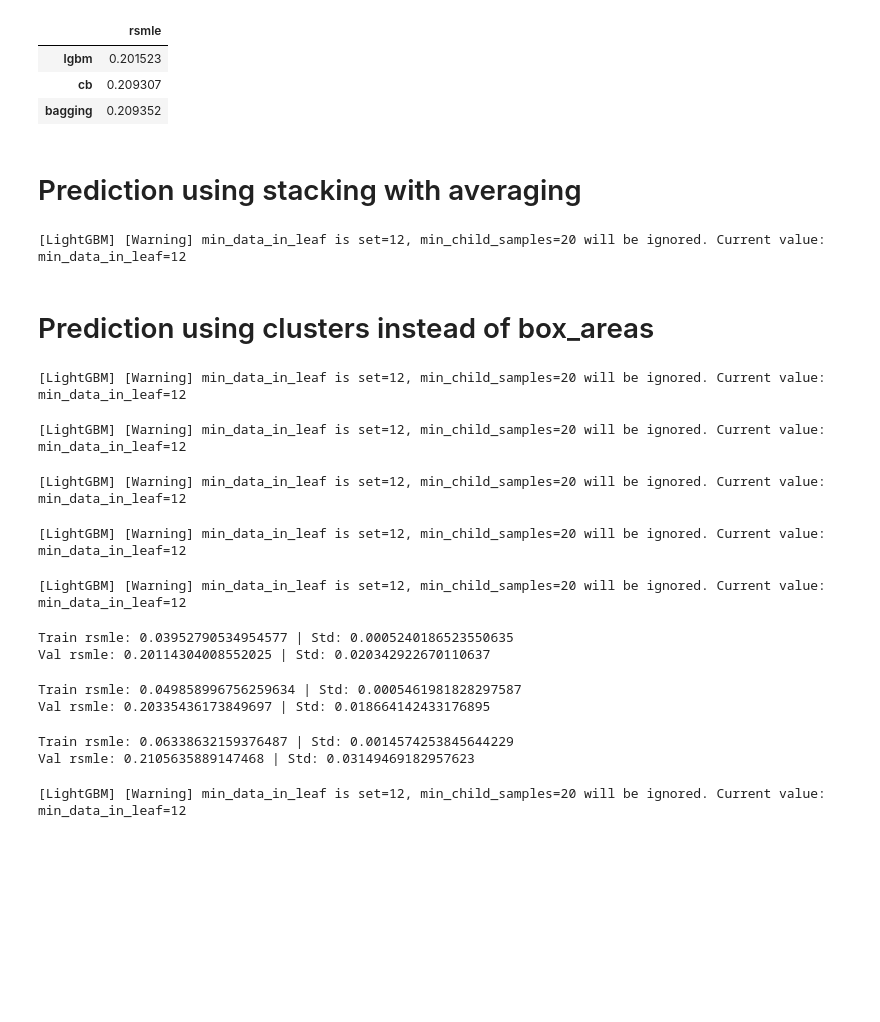
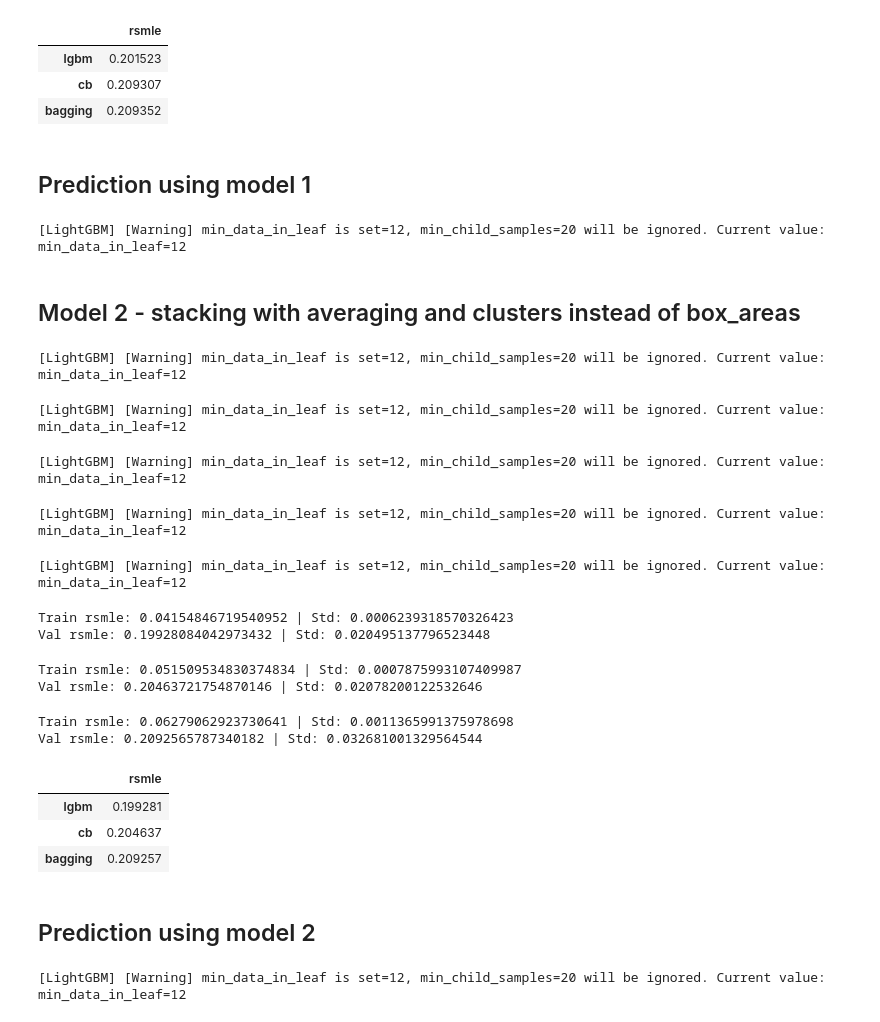
Before and after one commit to P1NHE4D/TDT4173-Prosjekt, a Jupyter notebook: short_notebook_group_86.ipynb, the cells around one changed output. Saved outputs shown, nothing was run; the diff lists cells and outputs as text; code cells hidden in the pictures; blank space fills up the shorter version.

```diff
--- a/short_notebook_group_86.ipynb
+++ b/short_notebook_group_86.ipynb
@@ -305,7 +288,6 @@ impute_nans(train_data)
 impute_nans(test_data)
 # %%
 train_data.loc[train_data.area_living==0, 'area_living'] = train_data[train_data.area_living==0].area_total * 0.56
-test_data.loc[test_data.area_living==0, 'area_living'] = test_data[test_data.area_living==0].area_total * 0.56
 # %% [markdown]
 ## One-hot encoding categorical features
 # %%
@@ -534,7 +517,7 @@ model_scores
 | cb | 0.209307 |
 | bagging | 0.209352 |
 # %% [markdown]
-# Prediction using stacking with averaging
+## Prediction using model 1
 # %%
 model1.fit(train_data[features], train_data["log_price"])
 model2.fit(train_data[features], train_data["log_price"])
@@ -560,7 +543,7 @@ submission.to_csv('submission.csv', index=False)
 # %% [output]
 [LightGBM] [Warning] min_data_in_leaf is set=12, min_child_samples=20 will be ignored. Current value: min_data_in_leaf=12
 # %% [markdown]
-# Prediction using clusters instead of box_areas
+## Model 2 - stacking with averaging and clusters instead of box_areas
 # %%
 model1_scores = cross_validation(model1, 5, train_data, features_2, "log_price")
 model2_scores = cross_validation(model2, 5, train_data, features_2, "log_price")
@@ -576,12 +559,24 @@ scores = {
 [LightGBM] [Warning] min_data_in_leaf is set=12, min_child_samples=20 will be ignored. Current value: min_data_in_leaf=12
 [LightGBM] [Warning] min_data_in_leaf is set=12, min_child_samples=20 will be ignored. Current value: min_data_in_leaf=12
 [LightGBM] [Warning] min_data_in_leaf is set=12, min_child_samples=20 will be ignored. Current value: min_data_in_leaf=12
-Train rsmle: 0.03952790534954577 | Std: 0.0005240186523550635
-Val rsmle: 0.20114304008552025 | Std: 0.020342922670110637
+Train rsmle: 0.04154846719540952 | Std: 0.0006239318570326423
+Val rsmle: 0.19928084042973432 | Std: 0.020495137796523448
-Train rsmle: 0.049858996756259634 | Std: 0.0005461981828297587
-Val rsmle: 0.20335436173849697 | Std: 0.018664142433176895
+Train rsmle: 0.051509534830374834 | Std: 0.0007875993107409987
+Val rsmle: 0.20463721754870146 | Std: 0.02078200122532646
-Train rsmle: 0.06338632159376487 | Std: 0.0014574253845644229
-Val rsmle: 0.2105635889147468 | Std: 0.03149469182957623
+Train rsmle: 0.06279062923730641 | Std: 0.0011365991375978698
+Val rsmle: 0.2092565787340182 | Std: 0.032681001329564544
+# %%
+model_scores = pd.DataFrame(scores, index=[0])
+model_scores = model_scores.T
+model_scores.columns = ["rsmle"]
+model_scores
+# %% [output]
+|  | rsmle |
+| lgbm | 0.199281 |
+| cb | 0.204637 |
+| bagging | 0.209257 |
+# %% [markdown]
+## Prediction using model 2
 # %%
 model1.fit(train_data[features_2], train_data["log_price"])
 model2.fit(train_data[features_2], train_data["log_price"])
```
Also changed, not shown: parts of 11 cells of this notebook.
